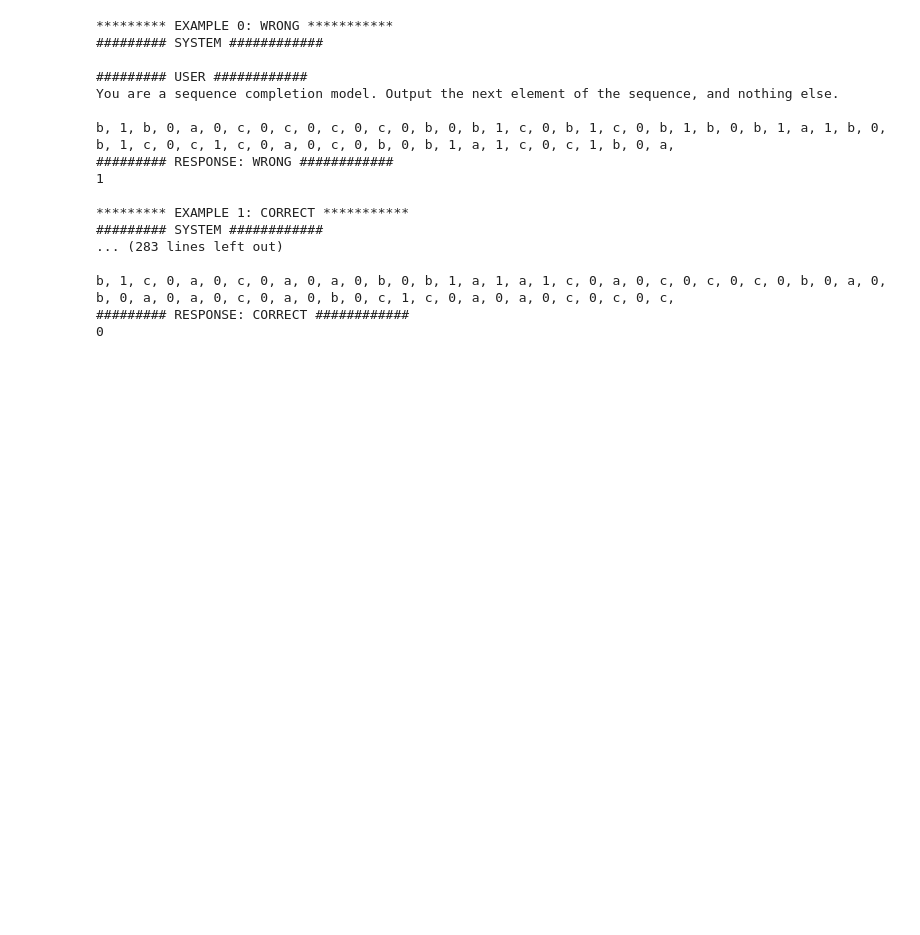
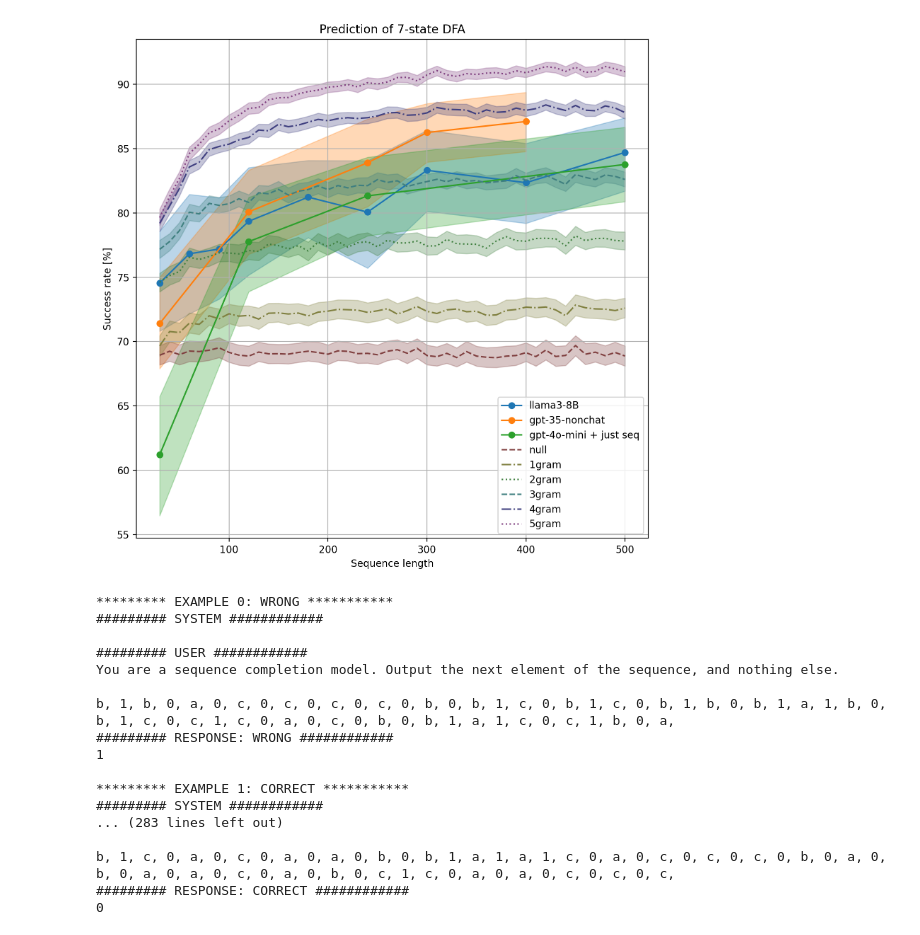
Before and after one commit to kavigupta/evallm, a Jupyter notebook: notebooks/initial-explorations.ipynb, the cells around one changed output. Saved outputs shown, nothing was run; the diff lists cells and outputs as text; code cells hidden in the pictures; blank space fills up the shorter version.

```diff
--- a/notebooks/initial-explorations.ipynb
+++ b/notebooks/initial-explorations.ipynb
@@ -84,2 +82,4 @@ plot_all_absolute_results_single_graph(results, 3, ignore_na=True)
 # %%
-# plot_all_absolute_results(results, 7, ignore_na=True)
+plot_all_absolute_results_single_graph(results, none, 7, ignore_na=True)
+# %% [output]
+[figure, added]
```
Also changed, not shown: parts of 13 cells of this notebook, 6 other files.
